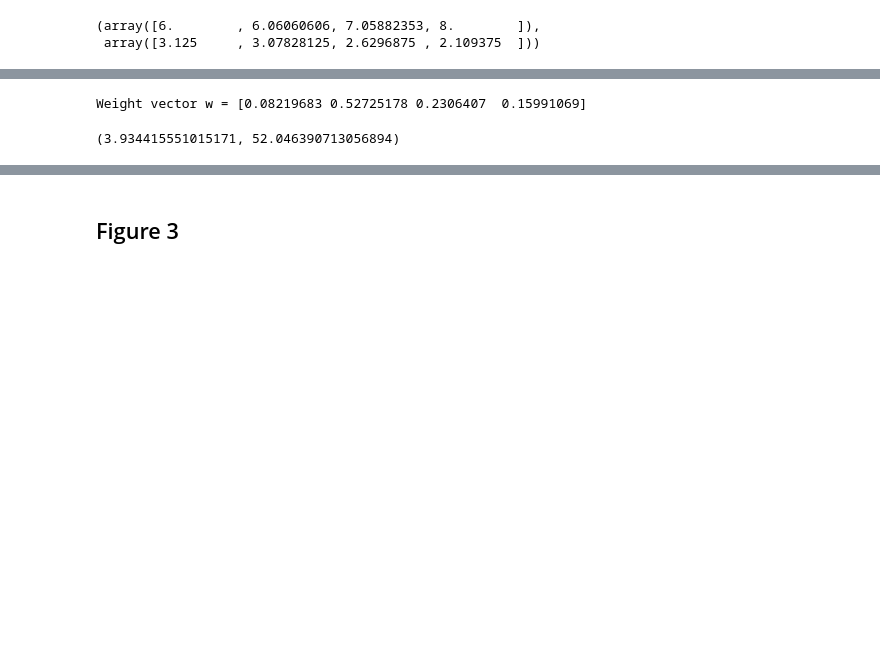
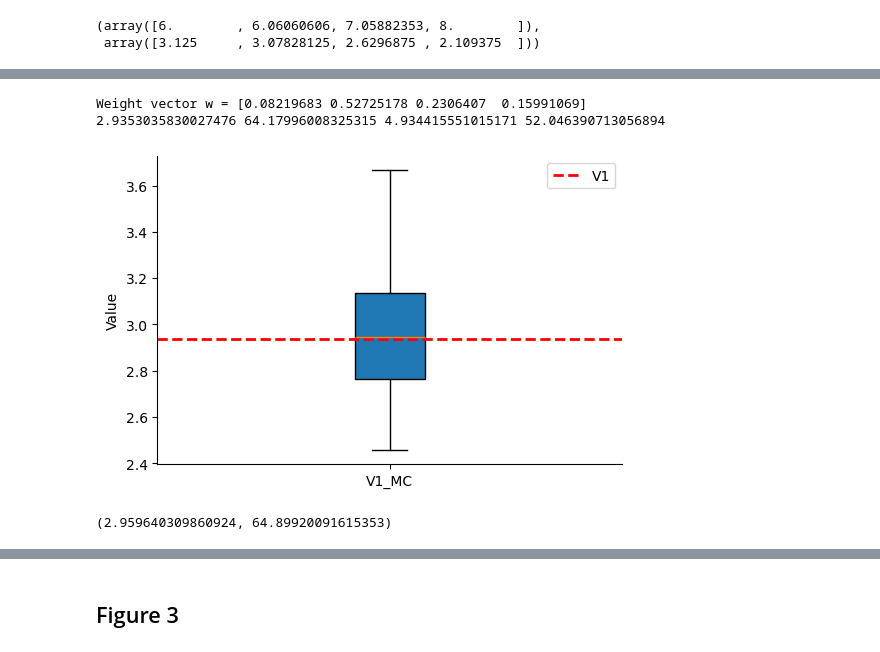
Before and after one commit to LaGauffre/optimal_blockchain_mining, a Jupyter notebook: python/mean_variance_tradeoffs_with_ruin.ipynb, the cells around one changed output, grey strips where cells are left out. Saved outputs shown, nothing was run; the diff lists cells and outputs as text; code cells hidden in the pictures; blank space fills up the shorter version.

```diff
--- a/python/mean_variance_tradeoffs_with_ruin.ipynb
+++ b/python/mean_variance_tradeoffs_with_ruin.ipynb
@@ -90,11 +167,55 @@ which allows the miner to adjust her mean and variance trade-off. The split is c
-# %%
-np.random.seed(42) # Fix the random seed for reproducibility
-n = 4 # specify the number of pools
-alpha = np.ones(n)  # parameter of the Dirichlet distribution
-w = np.random.dirichlet(alpha)
-print(f"Weight vector w = {w}")
-X_mixed = wealth_process(lams, bs, c, n, w)
-X_mixed.E(x), X_mixed.Var()
-# %% [output]
-Weight vector w = [0.08219683 0.52725178 0.2306407  0.15991069]
-(3.934415551015171, 52.046390713056894)
+# %%
+np.random.seed(42) # Fix the random seed for reproducibility
+n = 4 # specify the number of pools
+alpha = np.ones(n)  # parameter of the Dirichlet distribution
+w = np.random.dirichlet(alpha)
+print(f"Weight vector w = {w}")
+X_mixed = wealth_process(lams, bs, c, n, w)
+X_mixed.E(x), X_mixed.Var()
+V1, V2 = X_mixed.E_Var_no_ruin(x, t)
+print(V1, V2, X_mixed.E(x), X_mixed.Var())
+# x = 100
+# if n > 0:
+#     l, b, c, n = X_mixed.l, X_mixed.b, X_mixed.c, X_mixed.n
+#     muk, bk, pk = X_mixed.muk, X_mixed.bk, X_mixed.pk
+#     mu = sum(muk)
+#     EB, EB2 = pk@bk, pk@bk**2
+#     f = lambda r: -c*r + mu * (np.exp(r * bk)@pk - 1) - 1/t
+#     r_opt = sc.optimize.root_scalar(f, bracket=[-100, -1e-6], method='bisect').root
+#     V1 = x + (mu * EB - c) * t * (1 - np.exp(r_opt * x))
+#     V2 = t * (mu * EB2 +  2 * t * (mu * EB -c)**2) * (1- np.exp(r_opt * x))  + x**2 +  2 * t * (mu * EB - c) * x
+#     var_no_ruin = V2 - V1**2
+#     print(r_opt)
+# print(V1, V2, var_no_ruin, X_mixed.E(x), X_mixed.Var())
+# %% [output]
+Weight vector w = [0.08219683 0.52725178 0.2306407  0.15991069]
+2.9353035830027476 64.17996008325315 4.934415551015171 52.046390713056894
+# %%
+V1_MC, V2_MC = [], []
+for _ in range(100):
+    V1_obs = []
+
+    for _ in range(1000):
+        t_exp = np.random.exponential(t, size=1)[0]
+        X_mixed.sample(t_exp)
+        traj = X_mixed.Xt(x)
+        Ti_minus = np.append(X_mixed.data["Ti"][1:]-1e-6, t_exp)
+        if np.any(np.array([traj(t) for t in Ti_minus]) < 0):
+            V1_obs.append(0)
+        else:
+            V1_obs.append(traj(t_exp))
+    V1_obs = np.array(V1_obs)
+    V1_MC.append(np.mean(V1_obs)), V2_MC.append(np.var(V1_obs))
+# %%
+plt.figure(figsize=(6, 4))
+plt.boxplot(V1_MC, vert=True, patch_artist=True)
+plt.axhline(y=V1, color='red', linestyle='--', linewidth=2, label='V1')
+plt.ylabel('Value')
+plt.xticks([1], ['V1_MC'])
+plt.legend()
+sns.despine()
+plt.show()
+np.array(V1_MC).mean(), np.array(V2_MC).mean()
+# %% [output]
+[figure, added]
+(2.959640309860924, 64.89920091615353)
```
Also changed, not shown: parts of 10 cells of this notebook, 1 other file.
